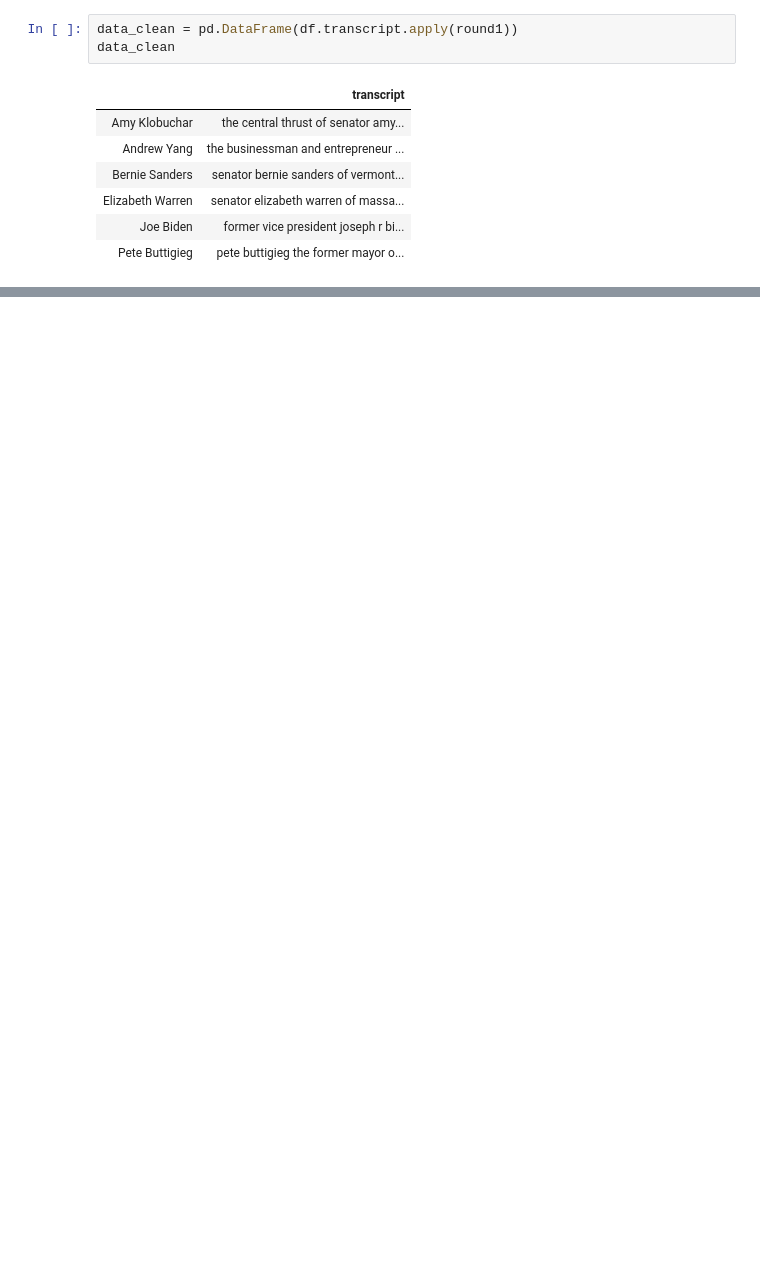
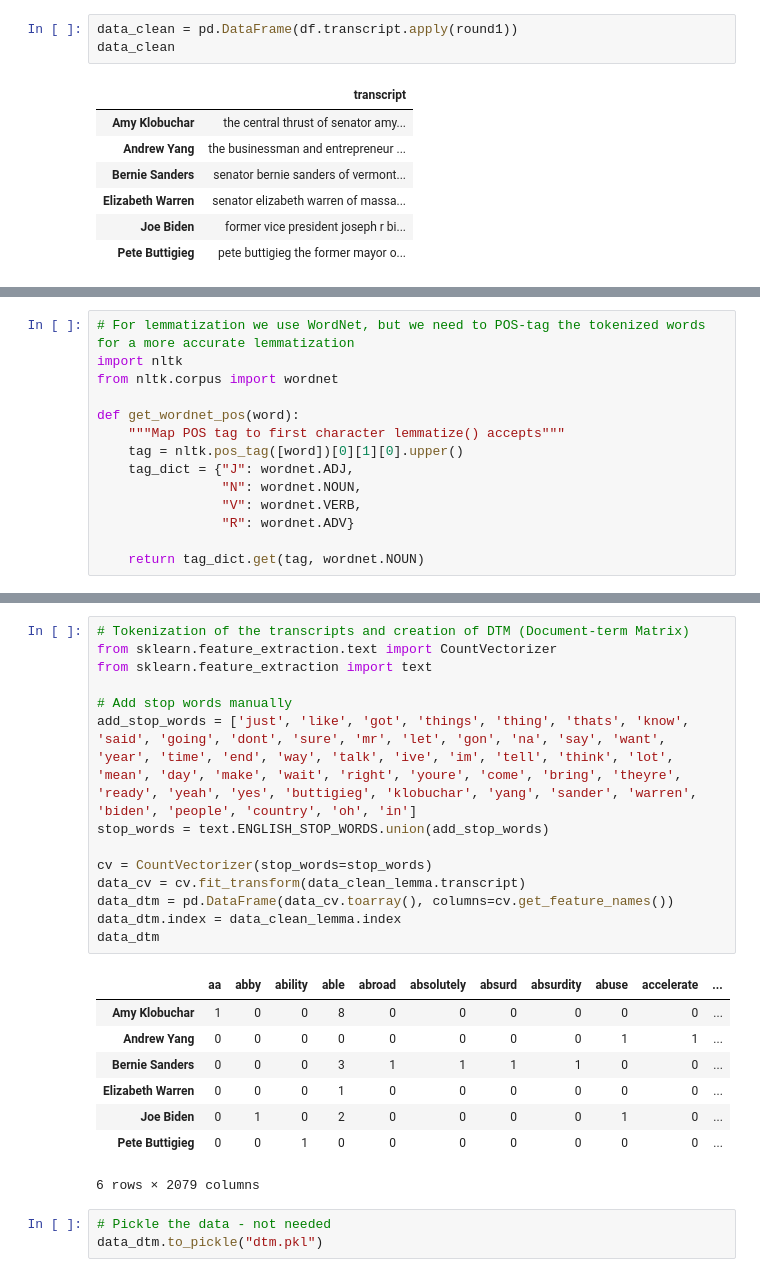
Before and after one commit to WSHuusfeldt/PythonSem4Eksamen, a Jupyter notebook: test.ipynb, the cells around one changed output, grey strips where cells are left out. Saved outputs shown, nothing was run; the diff lists cells and outputs as text; blank space fills up the shorter version.

```diff
--- a/test.ipynb
+++ b/test.ipynb
@@ -107,0 +107,14 @@ my and i thought well thats the opposite of what we should have people doing so
+# %%
+# For lemmatization we use WordNet, but we need to POS-tag the tokenized words for a more accurate lemmatization
+import nltk
+from nltk.corpus import wordnet
+
+def get_wordnet_pos(word):
+    """Map POS tag to first character lemmatize() accepts"""
+    tag = nltk.pos_tag([word])[0][1][0].upper()
+    tag_dict = {"J": wordnet.ADJ,
+                "N": wordnet.NOUN,
+                "V": wordnet.VERB,
+                "R": wordnet.ADV}
+
+    return tag_dict.get(tag, wordnet.NOUN)
@@ -107,0 +144,26 @@ my and i thought well thats the opposite of what we should have people doing so
+# %%
+# Tokenization of the transcripts and creation of DTM (Document-term Matrix)
+from sklearn.feature_extraction.text import CountVectorizer
+from sklearn.feature_extraction import text
+
+# Add stop words manually
+add_stop_words = ['just', 'like', 'got', 'things', 'thing', 'thats', 'know', 'said', 'going', 'dont', 'sure', 'mr', 'let', 'gon', 'na', 'say', 'want', 'year', 'time', 'end', 'way', 'talk', 'ive', 'im', 'tell', 'think', 'lot', 'mean', 'day', 'make', 'wait', 'right', 'youre', 'come', 'bring', 'theyre', 'ready', 'yeah', 'yes', 'buttigieg', 'klobuchar', 'yang', 'sander', 'warren', 'biden', 'people', 'country', 'oh', 'in']
+stop_words = text.ENGLISH_STOP_WORDS.union(add_stop_words)
+
+cv = CountVectorizer(stop_words=stop_words)
+data_cv = cv.fit_transform(data_clean_lemma.transcript)
+data_dtm = pd.DataFrame(data_cv.toarray(), columns=cv.get_feature_names())
+data_dtm.index = data_clean_lemma.index
+data_dtm
+# %% [output]
+|  | aa | abby | ability | able | abroad | absolutely | absurd | absurdity | abuse | accelerate | ... |
+| Amy Klobuchar | 1 | 0 | 0 | 8 | 0 | 0 | 0 | 0 | 0 | 0 | ... |
+| Andrew Yang | 0 | 0 | 0 | 0 | 0 | 0 | 0 | 0 | 1 | 1 | ... |
+| Bernie Sanders | 0 | 0 | 0 | 3 | 1 | 1 | 1 | 1 | 0 | 0 | ... |
+| Elizabeth Warren | 0 | 0 | 0 | 1 | 0 | 0 | 0 | 0 | 0 | 0 | ... |
+| Joe Biden | 0 | 1 | 0 | 2 | 0 | 0 | 0 | 0 | 1 | 0 | ... |
+| Pete Buttigieg | 0 | 0 | 1 | 0 | 0 | 0 | 0 | 0 | 0 | 0 | ... |
+6 rows × 2079 columns
+# %%
+# Pickle the data - not needed
+data_dtm.to_pickle("dtm.pkl")
```
Also changed, not shown: parts of 37 cells of this notebook.
